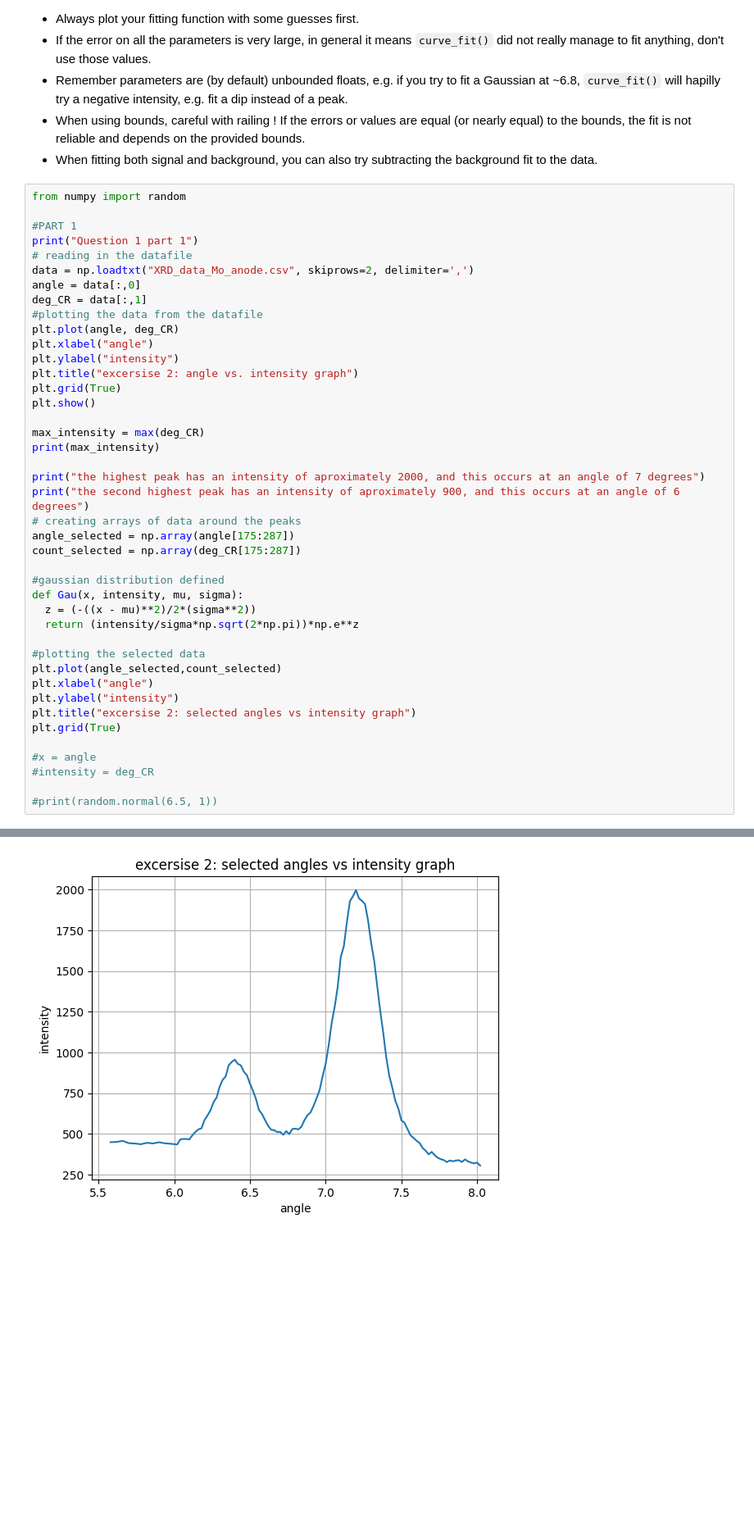
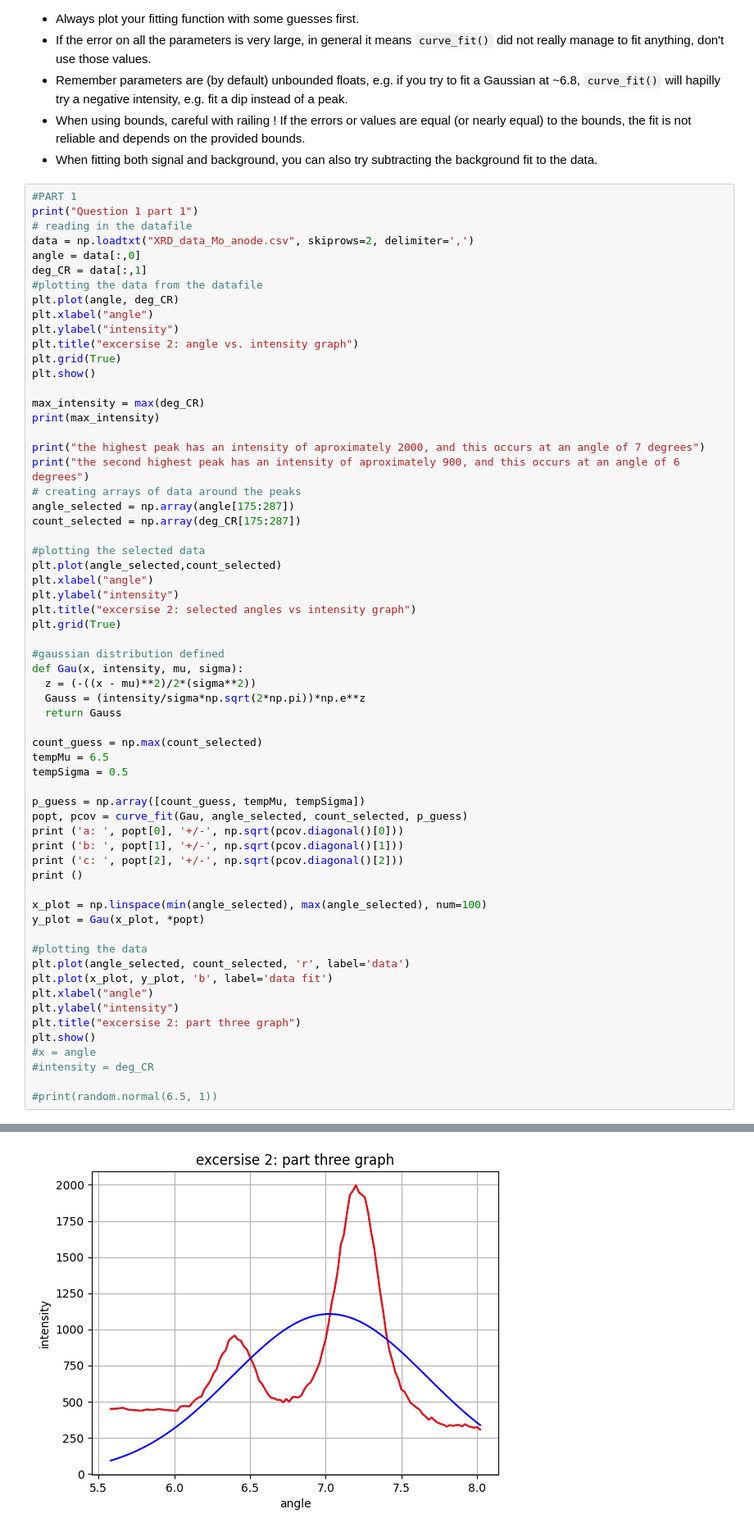
Before and after one commit to PX2145-2025/week-4-b-Medhekar-Anushka, a Jupyter notebook: Curvefit.ipynb, the cells around one changed output, grey strips where cells are left out. Shown at 82% size. Cells and saved outputs as stored; diff of their text form; blank space fills up the shorter version.

```diff
--- a/Curvefit.ipynb
+++ b/Curvefit.ipynb
@@ -280,8 +315,6 @@ Notes:
   - When using bounds, careful with railing ! If the errors or values are equal (or nearly equal) to the bounds, the fit is not reliable and depends on the provided bounds.
   - When fitting both signal and background, you can also try subtracting the background fit to the data.
 # %%
-from numpy import random
-
 #PART 1
 print("Question 1 part 1")
 # reading in the datafile
@@ -305,11 +338,6 @@ print("the second highest peak has an intensity of aproximately 900, and this oc
 angle_selected = np.array(angle[175:287])
 count_selected = np.array(deg_CR[175:287])
 
-#gaussian distribution defined
-def Gau(x, intensity, mu, sigma):
-  z = (-((x - mu)**2)/2*(sigma**2))
-  return (intensity/sigma*np.sqrt(2*np.pi))*np.e**z
-
 #plotting the selected data
 plt.plot(angle_selected,count_selected)
 plt.xlabel("angle")
@@ -317,6 +345,33 @@ plt.ylabel("intensity")
 plt.title("excersise 2: selected angles vs intensity graph")
 plt.grid(True)
 
+#gaussian distribution defined
+def Gau(x, intensity, mu, sigma):
+  z = (-((x - mu)**2)/2*(sigma**2))
+  Gauss = (intensity/sigma*np.sqrt(2*np.pi))*np.e**z
+  return Gauss
+
+count_guess = np.max(count_selected)
+tempMu = 6.5
+tempSigma = 0.5
+
+p_guess = np.array([count_guess, tempMu, tempSigma])
+popt, pcov = curve_fit(Gau, angle_selected, count_selected, p_guess)
+print ('a: ', popt[0], '+/-', np.sqrt(pcov.diagonal()[0]))
+print ('b: ', popt[1], '+/-', np.sqrt(pcov.diagonal()[1]))
+print ('c: ', popt[2], '+/-', np.sqrt(pcov.diagonal()[2]))
+print ()
+
+x_plot = np.linspace(min(angle_selected), max(angle_selected), num=100)
+y_plot = Gau(x_plot, *popt)
+
+#plotting the data
+plt.plot(angle_selected, count_selected, 'r', label='data')
+plt.plot(x_plot, y_plot, 'b', label='data fit')
+plt.xlabel("angle")
+plt.ylabel("intensity")
+plt.title("excersise 2: part three graph")
+plt.show()
 #x = angle
 #intensity = deg_CR
 
@@ -331 +388 @@ the second highest peak has an intensity of aproximately 900, and this occurs at
-[figure, old version]
+[figure, new version]
```
Also changed, not shown: parts of 2 cells of this notebook.
